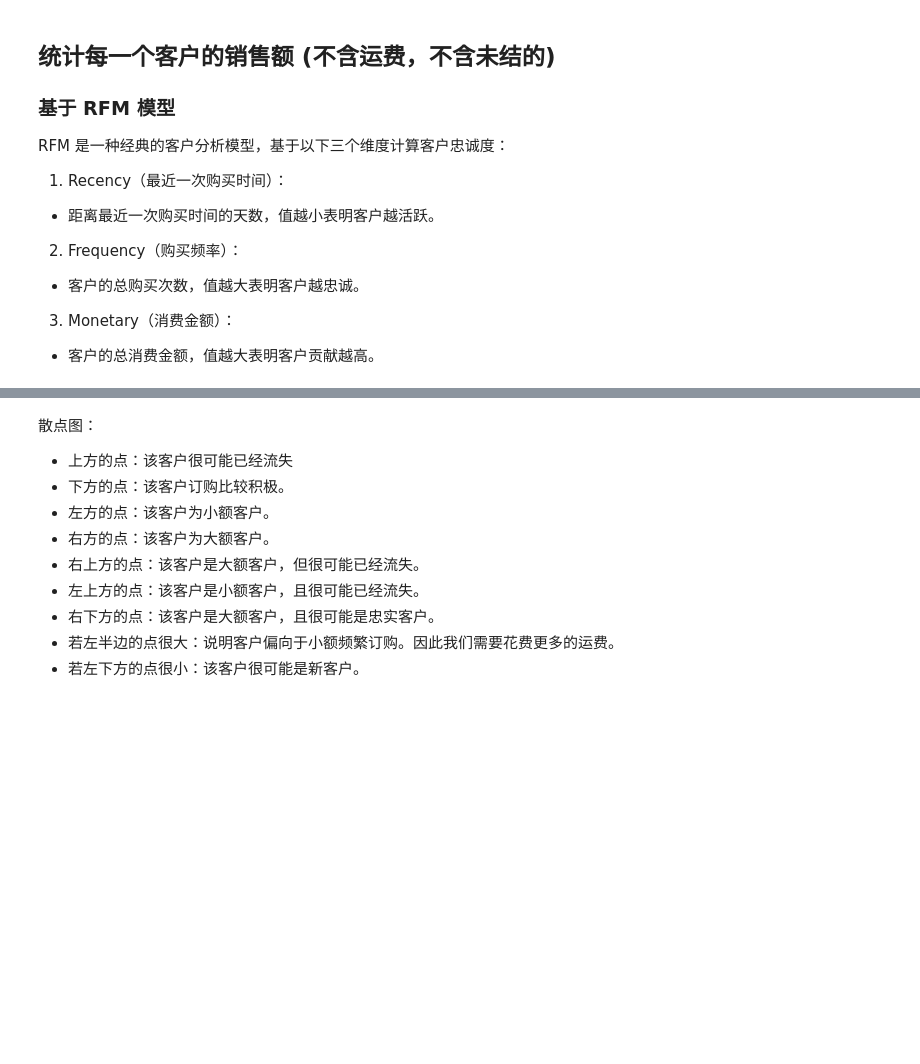
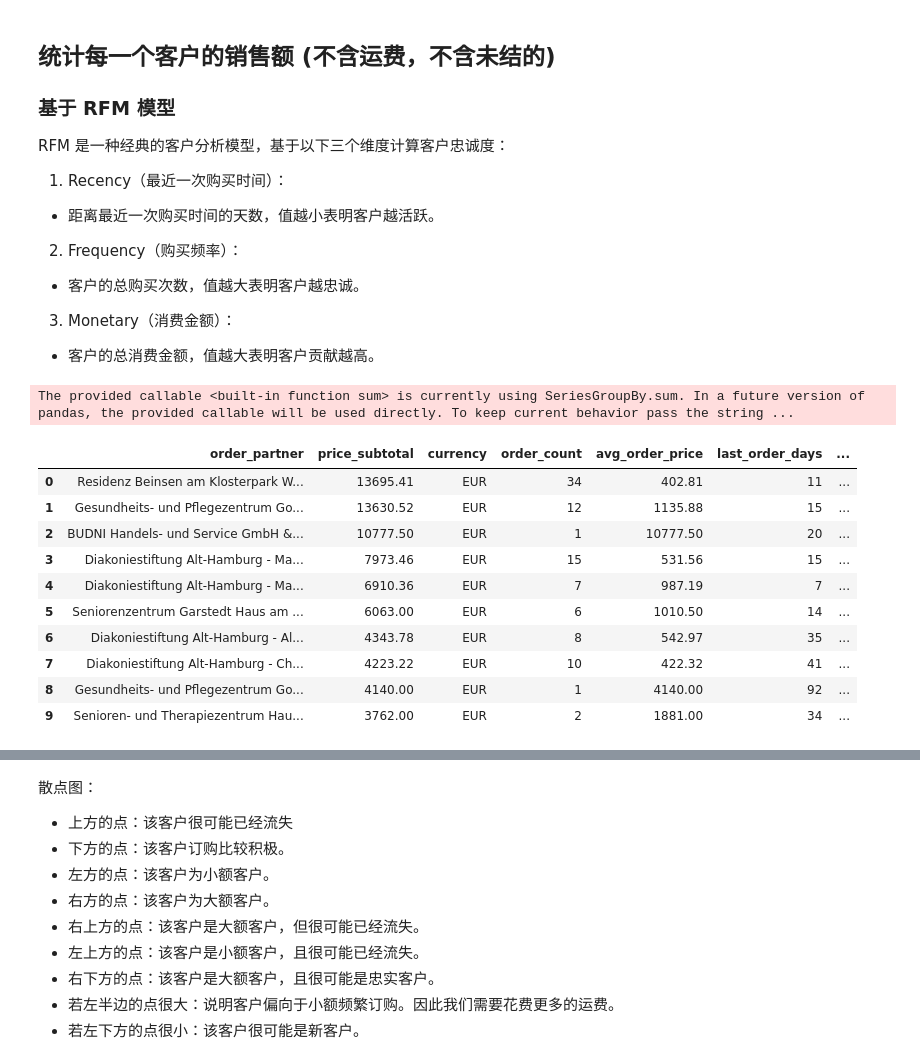
Before and after one commit to yixinglin/odoo-scripts, a Jupyter notebook: sales.ipynb, the cells around one changed output, grey strips where cells are left out. Drawn from its saved outputs; the diff is of its cells as text; code cells hidden in the pictures; blank space fills up the shorter version.

```diff
--- a/sales.ipynb
+++ b/sales.ipynb
@@ -179,7 +256,7 @@ def classify_customer(row):
 
 reference_date = pd.Timestamp.now()
 # 统计每一个客户的销售额 (不含运费，不含未结的)
-df_customer_sales = odoo_orderlines.groupby('order_partner') \
+df_customer_sales = odoo_sales_orderlines.groupby('order_partner') \
                         .agg({'price_subtotal': sum, 'currency': 'first', 'order_number': 'nunique'}) \
                         # .reset_index()
 
@@ -188,34 +265,47 @@ df_customer_sales = df_customer_sales.rename(columns={'order_number': 'order_cou
 df_customer_sales = df_customer_sales.sort_values('price_subtotal', ascending=False)
 df_customer_sales['avg_order_price'] = df_customer_sales['price_subtotal'] / df_customer_sales['order_count']
 df_customer_sales['avg_order_price'] = df_customer_sales['avg_order_price'].round(2)
 
 # 距离上次购买时间 (天)
-last_order_days = odoo_orderlines.groupby('order_partner')['create_date'].max().reset_index()
+last_order_days = odoo_sales_orderlines.groupby('order_partner')['create_date'].max().reset_index()
 last_order_days['last_order_days'] = (reference_date - last_order_days['create_date']).dt.days
 df_customer_sales = pd.merge(df_customer_sales, last_order_days[['order_partner', 'last_order_days']], on='order_partner', how='left')
 
 # 订单金额评分
 df_customer_sales['monetary_score'] = pd.qcut(df_customer_sales['price_subtotal'], 5, labels=[1, 2, 3, 4, 5])
 # 订单次数评分
 df_customer_sales['noisy_order_count'] = df_customer_sales['order_count'] + np.random.uniform(0, 0.01, size=len(df_customer_sales))
 df_customer_sales['frequency_score'] = pd.qcut(df_customer_sales['noisy_order_count'], 5, labels=[1, 2, 3, 4, 5])
 # 回购评分
 df_customer_sales['recency_score'] = pd.qcut(df_customer_sales['last_order_days'], 5, labels=[5, 4, 3, 2, 1])
 
 df_customer_sales.drop(columns=['noisy_order_count'], inplace=True)
 
 # 忠诚度得分：综合 RFM 评分（可加权）
 df_customer_sales['loyalty_score'] = df_customer_sales['recency_score'].astype(int) + \
                       df_customer_sales['frequency_score'].astype(int) + \
                       df_customer_sales['monetary_score'].astype(int)
 df_customer_sales['loyalty_score'] = df_customer_sales['loyalty_score'] / 3
 df_customer_sales['loyalty_score'] = df_customer_sales['loyalty_score'].round(1)
 
 # 客户类型分类
 df_customer_sales['tag'] = df_customer_sales.apply(classify_customer, axis=1)
 
 customer_sort_by_sales = df_customer_sales['order_partner'].tolist()
 df_customer_sales.head(10)
+# %% [output]
+The provided callable <built-in function sum> is currently using SeriesGroupBy.sum. In a future version of pandas, the provided callable will be used directly. To keep current behavior pass the string ...
+|  | order_partner | price_subtotal | currency | order_count | avg_order_price | last_order_days | ... |
+| 0 | Residenz Beinsen am Klosterpark W... | 13695.41 | EUR | 34 | 402.81 | 11 | ... |
+| 1 | Gesundheits- und Pflegezentrum Go... | 13630.52 | EUR | 12 | 1135.88 | 15 | ... |
+| 2 | BUDNI Handels- und Service GmbH &... | 10777.50 | EUR | 1 | 10777.50 | 20 | ... |
+| 3 | Diakoniestiftung Alt-Hamburg - Ma... | 7973.46 | EUR | 15 | 531.56 | 15 | ... |
+| 4 | Diakoniestiftung Alt-Hamburg - Ma... | 6910.36 | EUR | 7 | 987.19 | 7 | ... |
+| 5 | Seniorenzentrum Garstedt Haus am ... | 6063.00 | EUR | 6 | 1010.50 | 14 | ... |
+| 6 | Diakoniestiftung Alt-Hamburg - Al... | 4343.78 | EUR | 8 | 542.97 | 35 | ... |
+| 7 | Diakoniestiftung Alt-Hamburg - Ch... | 4223.22 | EUR | 10 | 422.32 | 41 | ... |
+| 8 | Gesundheits- und Pflegezentrum Go... | 4140.00 | EUR | 1 | 4140.00 | 92 | ... |
+| 9 | Senioren- und Therapiezentrum Hau... | 3762.00 | EUR | 2 | 1881.00 | 34 | ... |
 # %%
 segment_summary = df_customer_sales['tag'].value_counts().reset_index()
 segment_summary.columns = ['Customer Segment', 'Count']
```
Also changed, not shown: parts of 24 cells of this notebook.
